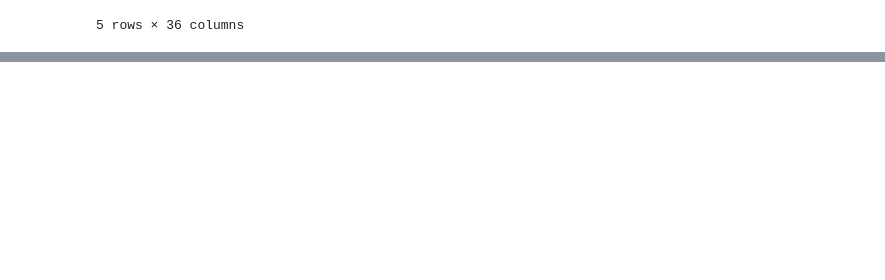
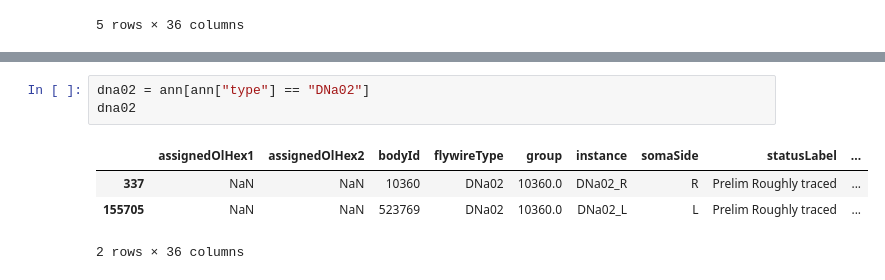
Before and after one commit to nikhithajoy/fruit-fly, a Jupyter notebook: notebooks/01_explore.ipynb, the cells around one changed output, grey strips where cells are left out. Cells and saved outputs as stored; diff of their text form; blank space fills up the shorter version.

```diff
--- a/notebooks/01_explore.ipynb
+++ b/notebooks/01_explore.ipynb
@@ -29,0 +155,8 @@ ann.head()
+# %%
+dna02 = ann[ann["type"] == "DNa02"]
+dna02
+# %% [output]
+|  | assignedOlHex1 | assignedOlHex2 | bodyId | flywireType | group | instance | somaSide | statusLabel | ... |
+| 337 | NaN | NaN | 10360 | DNa02 | 10360.0 | DNa02_R | R | Prelim Roughly traced | ... |
+| 155705 | NaN | NaN | 523769 | DNa02 | 10360.0 | DNa02_L | L | Prelim Roughly traced | ... |
+2 rows × 36 columns
```
Also changed, not shown: parts of 43 cells of this notebook, 3 other files.
